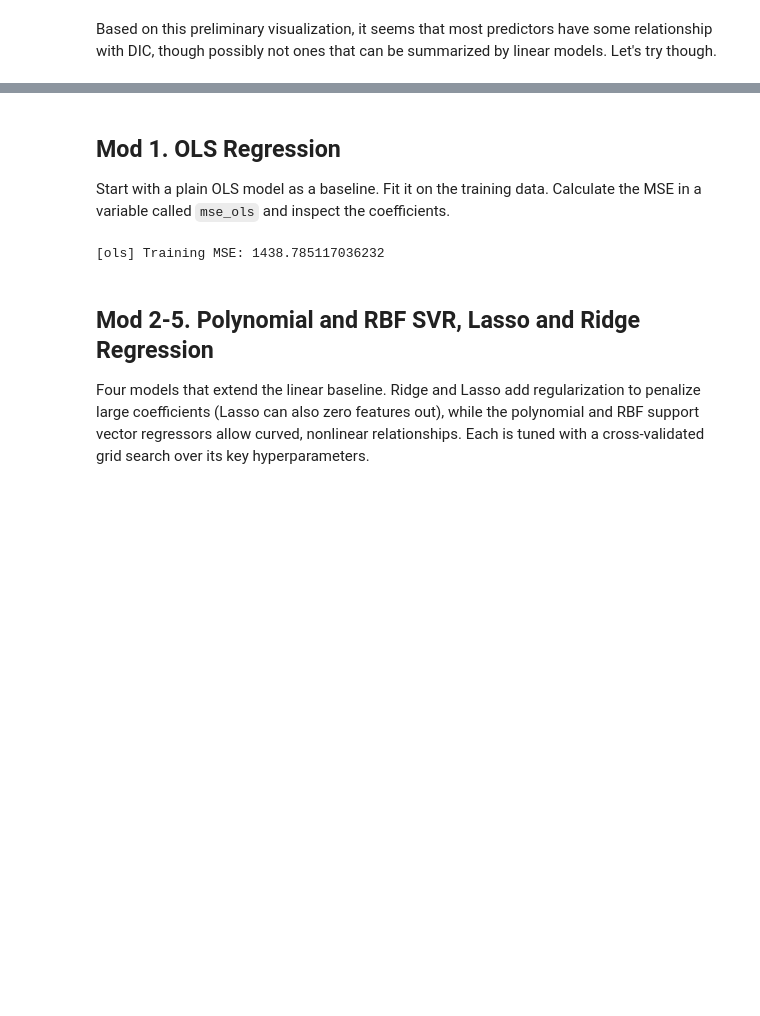
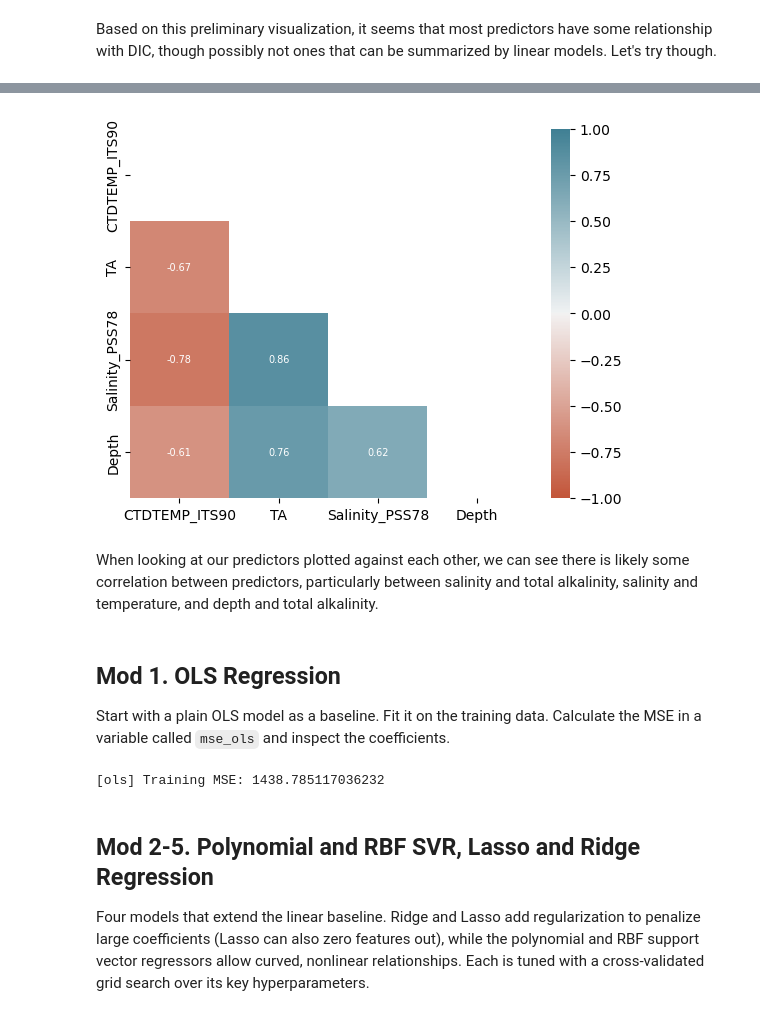
Before and after one commit to lsdixit/kaggle-competition, a Jupyter notebook: submission-jay-edit.ipynb, the cells around one changed output, grey strips where cells are left out. Saved outputs shown, nothing was run; the diff lists cells and outputs as text; code cells hidden in the pictures; blank space fills up the shorter version.

```diff
--- a/submission-jay-edit.ipynb
+++ b/submission-jay-edit.ipynb
@@ -100,6 +105,20 @@ X_test = test[features]
 scaler = StandardScaler()
 X_train_scaled = scaler.fit_transform(X_train)
 X_test_scaled = scaler.transform(X_test)
+# %%
+# Correlation heatmap of the selected features, showing only the lower triangle
+corrmat = train[features].corr()
+mask= np.zeros_like(corrmat)
+mask[np.triu_indices_from(mask)] = True
+sns.heatmap(corrmat,
+            vmax = 1, vmin = -1,
+            annot = True, annot_kws = {'fontsize':7},
+            mask = mask,
+            cmap = sns.diverging_palette(20,220,as_cmap = True));
+# %% [output]
+[figure, added]
+# %% [markdown]
+When looking at our predictors plotted against each other, we can see there is likely some correlation between predictors, particularly between salinity and total alkalinity, salinity and temperature, and depth and total alkalinity.
 # %% [markdown]
 ## Mod 1. OLS Regression
 
```
Also changed, not shown: parts of 3 cells of this notebook, 1 other file.
